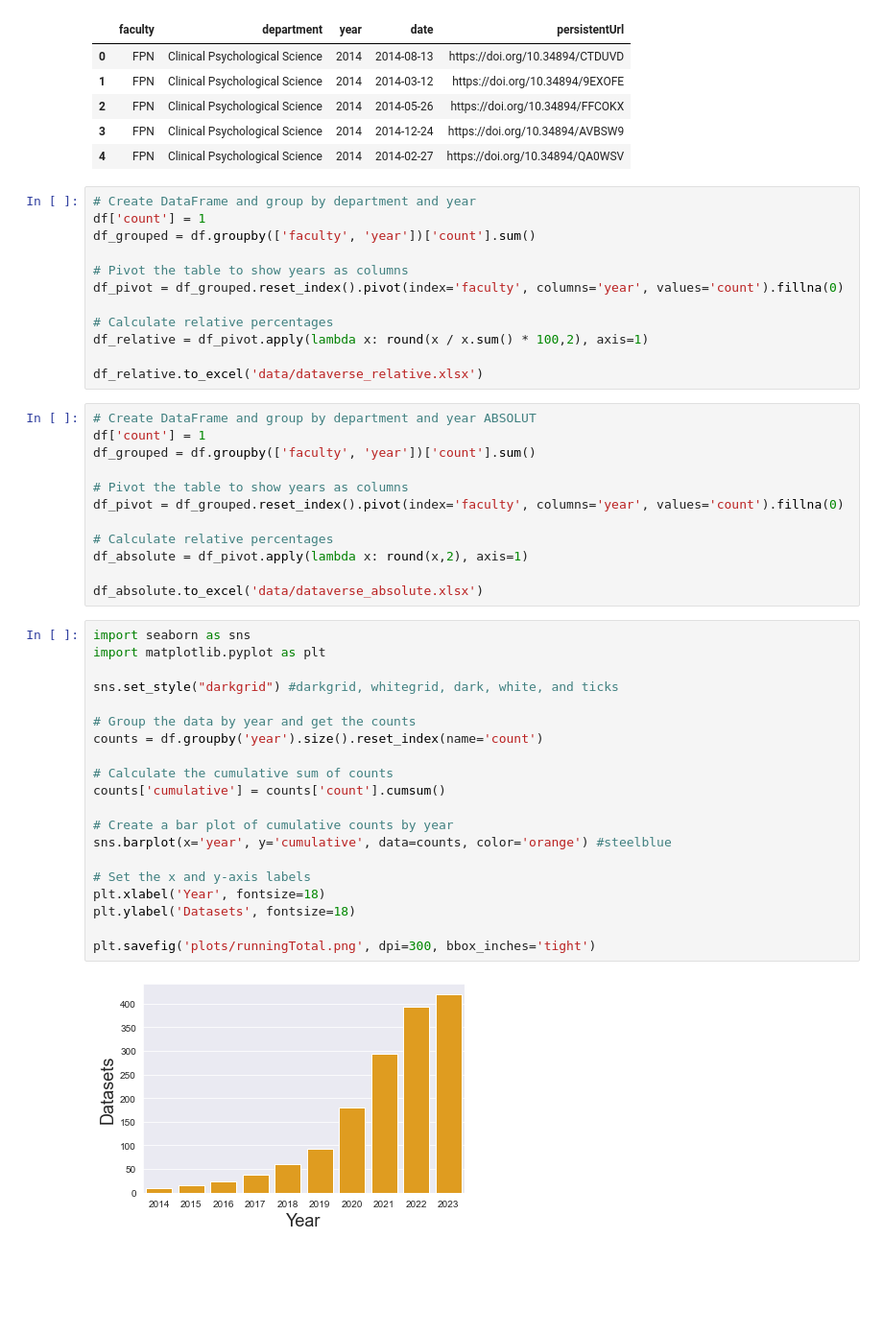
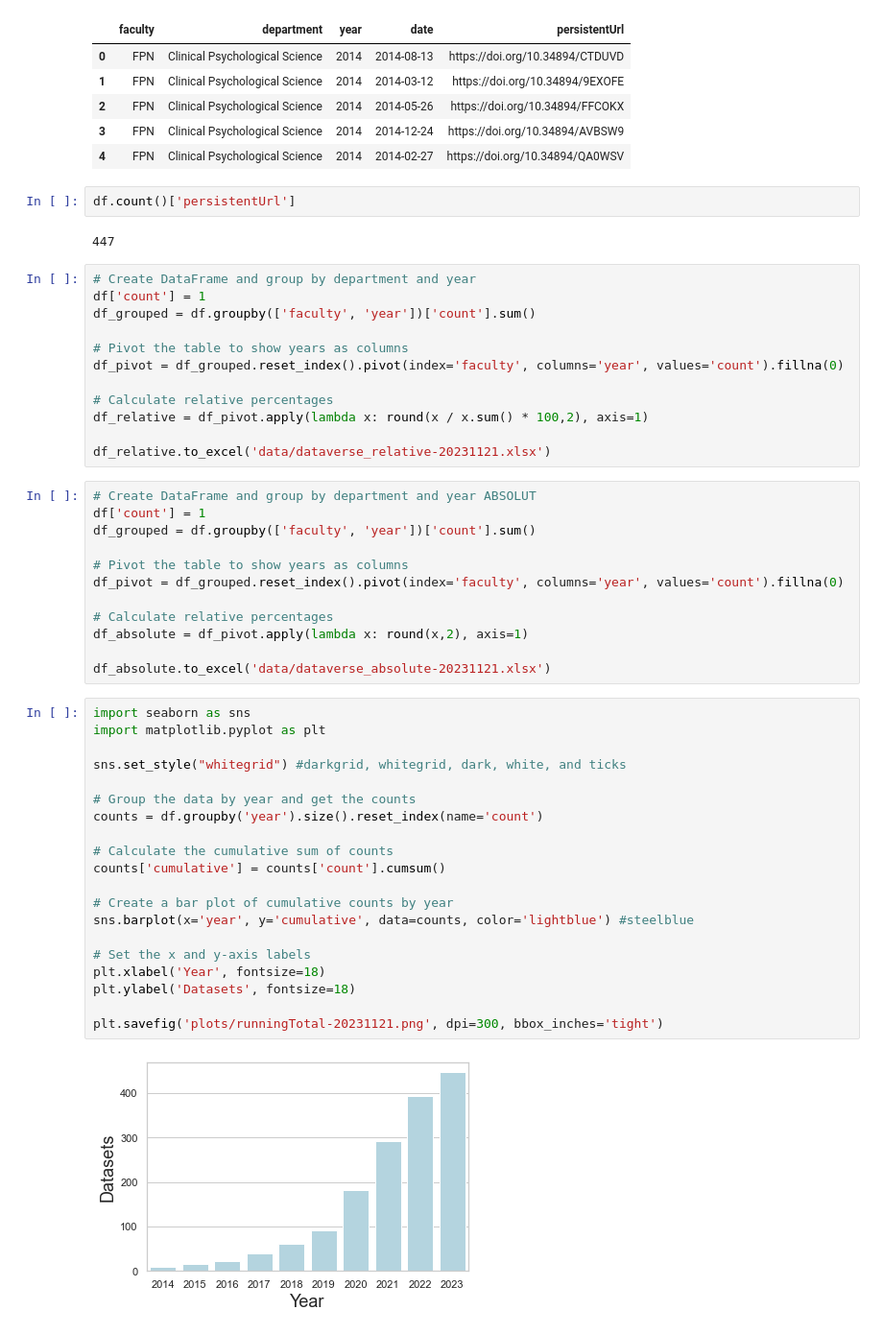
Before and after one commit to MaastrichtU-Library/dataverse-analysis, a Jupyter notebook: DataverseNL Overview.ipynb, the cells around one changed output. Shown at 96% size. Saved outputs shown, nothing was run; the diff lists cells and outputs as text; blank space fills up the shorter version.

```diff
--- a/DataverseNL Overview.ipynb
+++ b/DataverseNL Overview.ipynb
@@ -145,6 +145,10 @@ df.head()
 | 2 | FPN | Clinical Psychological Science | 2014 | 2014-05-26 | https://doi.org/10.34894/FFCOKX |
 | 3 | FPN | Clinical Psychological Science | 2014 | 2014-12-24 | https://doi.org/10.34894/AVBSW9 |
 | 4 | FPN | Clinical Psychological Science | 2014 | 2014-02-27 | https://doi.org/10.34894/QA0WSV |
+# %%
+df.count()['persistentUrl']
+# %% [output]
+447
 # %%
 # Create DataFrame and group by department and year
 df['count'] = 1
@@ -156,7 +160,7 @@ df_pivot = df_grouped.reset_index().pivot(index='faculty', columns='year', value
 # Calculate relative percentages
 df_relative = df_pivot.apply(lambda x: round(x / x.sum() * 100,2), axis=1)
 
-df_relative.to_excel('data/dataverse_relative.xlsx')
+df_relative.to_excel('data/dataverse_relative-20231121.xlsx')
 # %%
 # Create DataFrame and group by department and year ABSOLUT
 df['count'] = 1
@@ -168,29 +172,29 @@ df_pivot = df_grouped.reset_index().pivot(index='faculty', columns='year', value
 # Calculate relative percentages
 df_absolute = df_pivot.apply(lambda x: round(x,2), axis=1)
 
-df_absolute.to_excel('data/dataverse_absolute.xlsx')
+df_absolute.to_excel('data/dataverse_absolute-20231121.xlsx')
 # %%
 import seaborn as sns
 import matplotlib.pyplot as plt
 
-sns.set_style("darkgrid") #darkgrid, whitegrid, dark, white, and ticks
+sns.set_style("whitegrid") #darkgrid, whitegrid, dark, white, and ticks
 
 # Group the data by year and get the counts
 counts = df.groupby('year').size().reset_index(name='count')
 
 # Calculate the cumulative sum of counts
 counts['cumulative'] = counts['count'].cumsum()
 
 # Create a bar plot of cumulative counts by year
-sns.barplot(x='year', y='cumulative', data=counts, color='orange') #steelblue
+sns.barplot(x='year', y='cumulative', data=counts, color='lightblue') #steelblue
 
 # Set the x and y-axis labels
 plt.xlabel('Year', fontsize=18)
 plt.ylabel('Datasets', fontsize=18)
 
-plt.savefig('plots/runningTotal.png', dpi=300, bbox_inches='tight')
+plt.savefig('plots/runningTotal-20231121.png', dpi=300, bbox_inches='tight')
 # %% [output]
-[figure, old version]
+[figure, new version]
 # %%
 import seaborn as sns
 import matplotlib.pyplot as plt
```
Also changed, not shown: parts of 3 cells of this notebook, 4 other files.
